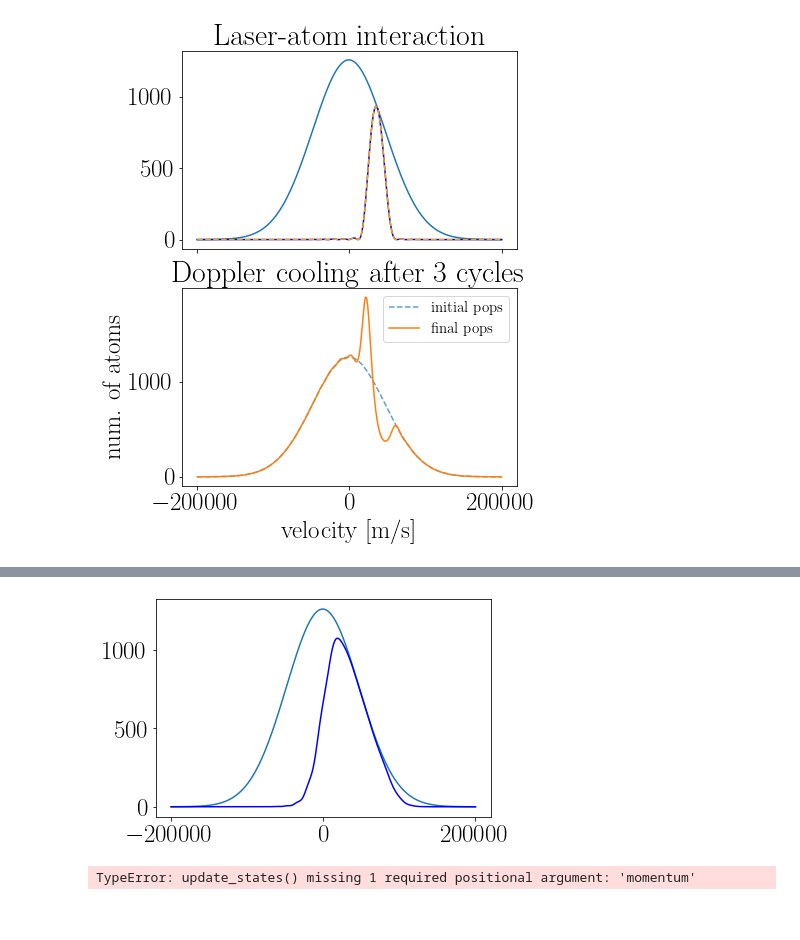
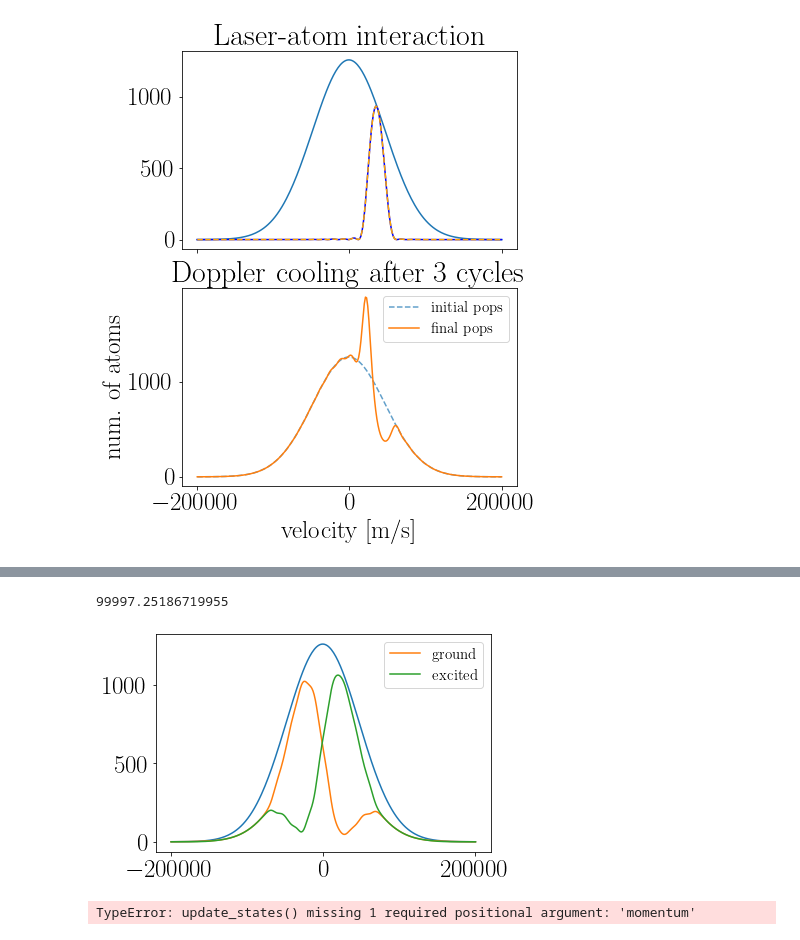
Before and after one commit to Yanaiski/master_thesis, a Jupyter notebook: basic_cmt.ipynb, the cells around one changed output, grey strips where cells are left out. Cells and saved outputs as stored; diff of their text form; code cells hidden in the pictures.

```diff
--- a/basic_cmt.ipynb
+++ b/basic_cmt.ipynb
@@ -266,5 +267,6 @@ Initial number of atoms: 99997 Final number of atoms: 99996
 [figure]
 # %%
 desymmetrizing_pulse_dict = {"rabi0" : 2*np.pi*(240e-3), "detuning": 2*np.pi*(-200e-3),"chirp" : 2*np.pi*(30e-3),"pulse_duration" : 10 , "omega0" : energy_splitting / hbar / hbar_eV,"direction":+1}
-#dump_pulse_dict = {"rabi0" : 2*np.pi*(240e-3), "detuning": 2*np.pi*(152e-3),"chirp" : 0,"pulse_duration" : 10 , "omega0" : energy_splitting / hbar / hbar_eV,"direction":-1}
+flip_pulse_dict = {"rabi0" : 2*np.pi*(240e-3), "detuning": 0,"chirp" : 2*np.pi*(70e-3),"pulse_duration" : 10 , "omega0" : energy_splitting / hbar / hbar_eV,"direction":+1}
 transitions_desymmetrize = evolve(velocity_bins,desymmetrizing_pulse_dict)
+transitions_flip = evolve(velocity_bins, flip_pulse_dict)
@@ -271,9 +288,29 @@ transitions_desymmetrize = evolve(velocity_bins,desymmetrizing_pulse_dict)
 # %%
+#HOLY SHIT this actually works kinda. bruh
+
+new_pops = []
+num_pulses = 10
+for i in range(N_bins):
+    full_pops_initial = np.asarray([populations[i],0])
+    alpha = transitions_desymmetrize[i]
+    beta = transitions_flip[i]
+    pulse_1 = np.asarray([[1-alpha,alpha],[alpha,1-alpha]])
+    pulse_2 = np.asarray([[1-beta,beta],[beta,1-beta]])
+
+    temp_pops = pulse_1.dot(full_pops_initial)
+    for i in range(num_pulses):
+        temp_pops = pulse_2.dot( temp_pops.T)
+
+    new_pops.append(temp_pops)
 plt.plot(velocity_bins*1e10,populations)
-plt.plot(velocity_bins*1e10,transitions_desymmetrize*populations,color="blue")
+plt.plot(velocity_bins*1e10,[new_pops[i][0] for i in range(N_bins)],label="ground")
+plt.plot(velocity_bins*1e10,[new_pops[i][1] for i in range(N_bins)],label="excited")
+print(np.sum([new_pops[i][0] +new_pops[i][1] for i in range(N_bins)]))
+plt.legend(fontsize=15)
 plt.show()
 # %% [output]
+99997.25186719955
-[figure, old version]
+[figure, new version]
 # %%
 pops_desymmetrize = update_states(populations,transitions_desymmetrize,)
 plt.plot(velocity_bins*1e10,populations)
```
Also changed, not shown: parts of 6 cells of this notebook.
